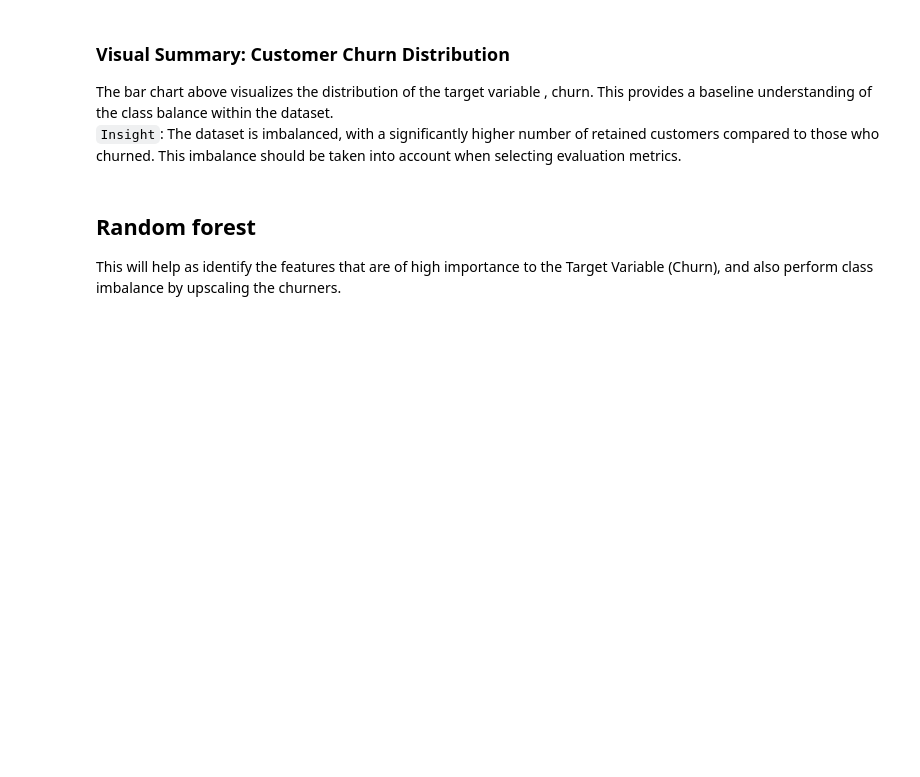
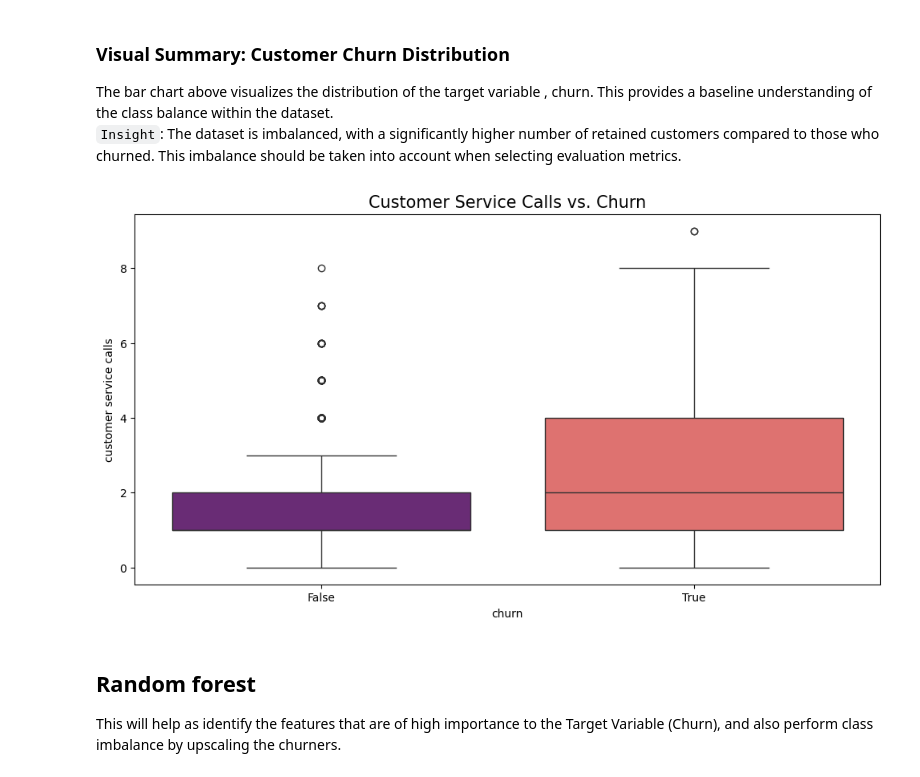
Before and after one commit to KelvinNgumo/Syria-Telecom-s-Customer-Churn-Prediction, a Jupyter notebook: index.ipynb, the cells around one changed output. Cells and saved outputs as stored; diff of their text form; code cells hidden in the pictures; blank space fills up the shorter version.

```diff
--- a/index.ipynb
+++ b/index.ipynb
@@ -119,6 +130,13 @@ Retention Rate: 85.51%
 ### Visual Summary: Customer Churn Distribution
 The bar chart above visualizes the distribution of the target variable , churn. This provides a baseline understanding of the class balance within the dataset.
 <br>`Insight`: The dataset is imbalanced, with a significantly higher number of retained customers compared to those who churned. This imbalance should be taken into account when selecting evaluation metrics.
+# %%
+plt.figure(figsize=(12, 6))
+sns.boxplot(x='churn', y='customer service calls', data=churn_data, hue='churn', palette='magma',legend=False)
+plt.title('Customer Service Calls vs. Churn', fontsize=15)
+plt.savefig('Chart_images/service_calls_vs_churn.png')
+# %% [output]
+[figure, added]
 # %% [markdown]
 ## Random forest
 This will help as identify the features that are of high importance to the Target Variable (Churn), and also perform class imbalance by upscaling the churners.
```
Also changed, not shown: parts of 1 cell of this notebook, 2 other files.
